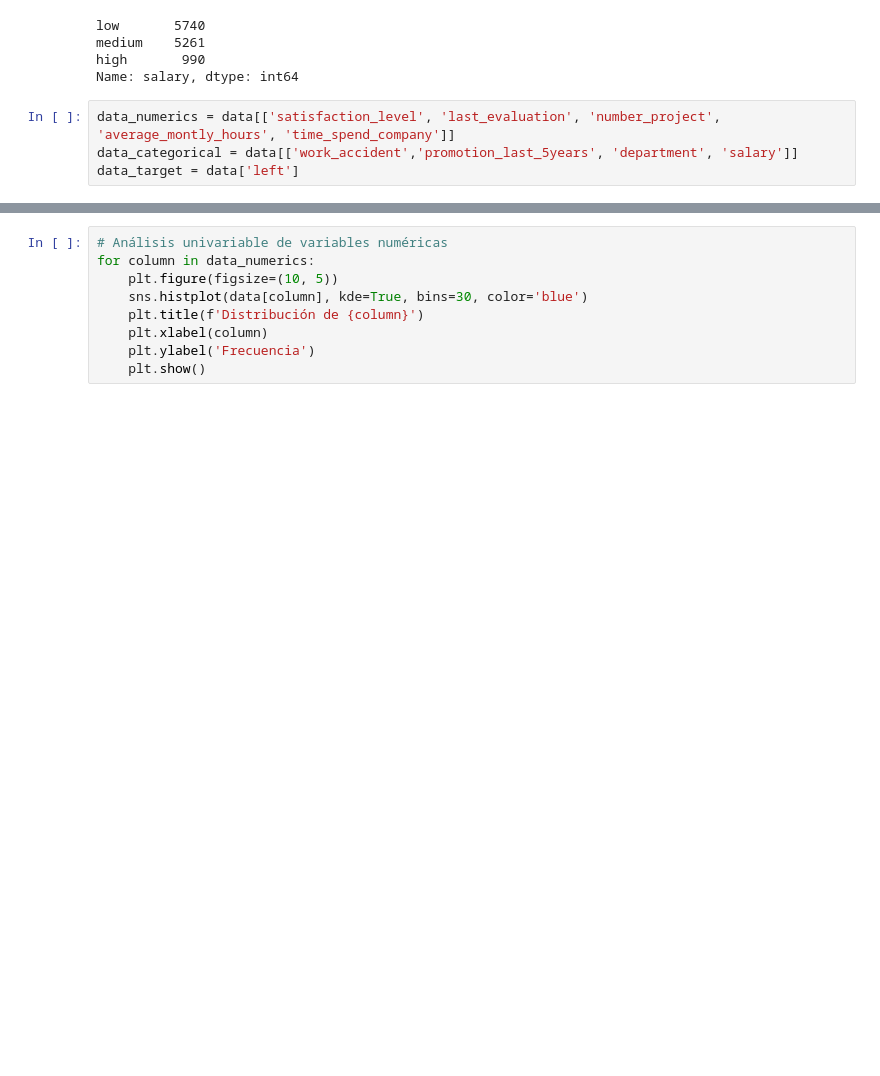
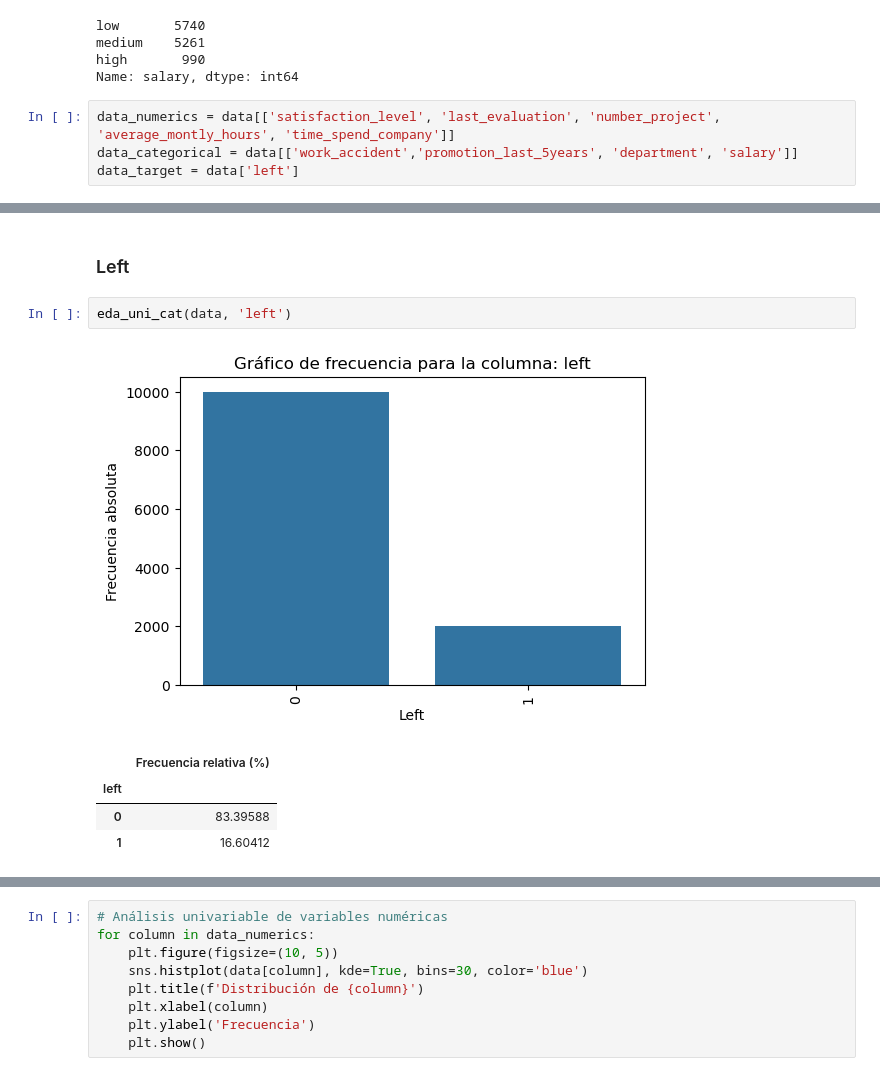
Before and after one commit to LOA395/how_to_prevent_employee_burnout, a Jupyter notebook: main copy.ipynb, the cells around one changed output, grey strips where cells are left out. Drawn from its saved outputs; the diff is of its cells as text; blank space fills up the shorter version.

```diff
--- a/main copy.ipynb
+++ b/main copy.ipynb
@@ -152,0 +223,10 @@ data.corr()
+# %% [markdown]
+### Left
+# %%
+eda_uni_cat(data, 'left')
+# %% [output]
+[figure, added]
+|  | Frecuencia relativa (%) |
+| left |  |
+| 0 | 83.39588 |
+| 1 | 16.60412 |
```
Also changed, not shown: parts of 15 cells of this notebook, 1 other file.
